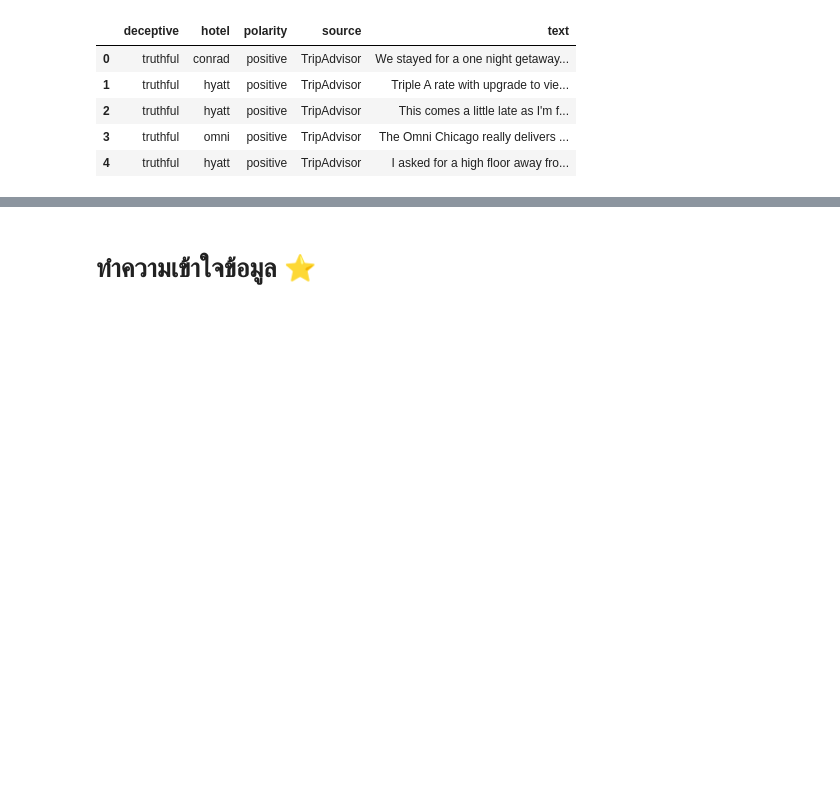
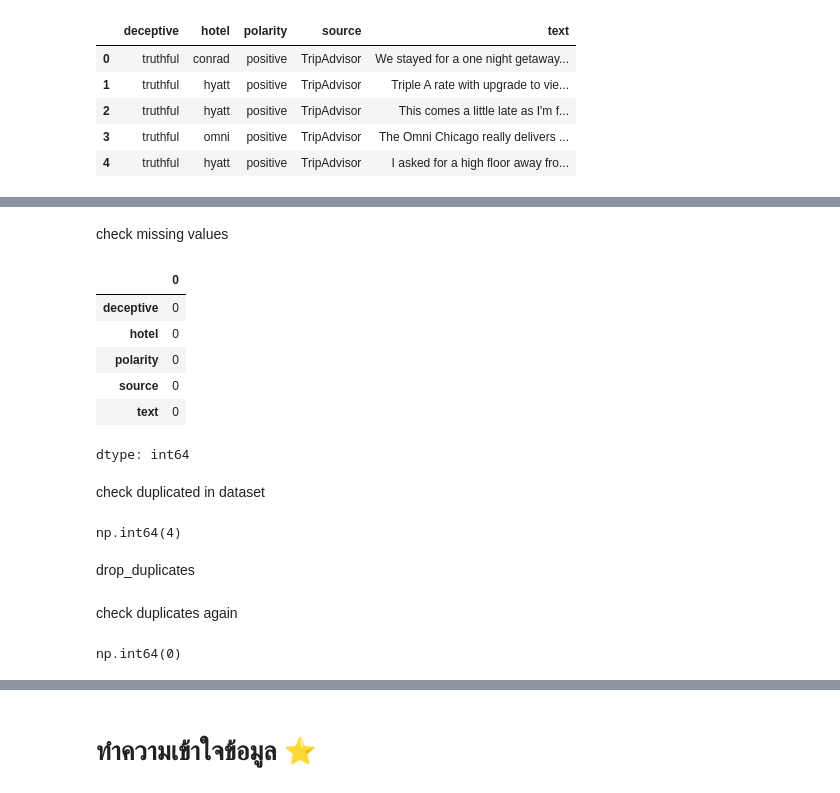
Before and after one commit to Napawan2005/NLP-TextPreprocessing, a Jupyter notebook: NLP_EDA.ipynb, the cells around one changed output, grey strips where cells are left out. Saved outputs shown, nothing was run; the diff lists cells and outputs as text; code cells hidden in the pictures; blank space fills up the shorter version.

```diff
--- a/NLP_EDA.ipynb
+++ b/NLP_EDA.ipynb
@@ -67,0 +78,20 @@ Loading data from: /kaggle/input/deceptive-opinion-spam-corpus/deceptive-opinion
+# %% [markdown]
+check missing values
+# %%
+df.isnull().sum()
+# %% [output]
+|  | 0 |
+| deceptive | 0 |
+| hotel | 0 |
+| polarity | 0 |
+| source | 0 |
+| text | 0 |
+dtype: int64
+# %% [markdown]
+check duplicated in dataset
+# %%
+df.duplicated().sum()
+# %% [output]
+np.int64(4)
+# %% [markdown]
+drop_duplicates
@@ -67,0 +100,6 @@ Loading data from: /kaggle/input/deceptive-opinion-spam-corpus/deceptive-opinion
+# %% [markdown]
+check duplicates again
+# %%
+df.duplicated().sum()
+# %% [output]
+np.int64(0)
```
Also changed, not shown: parts of 15 cells of this notebook.
